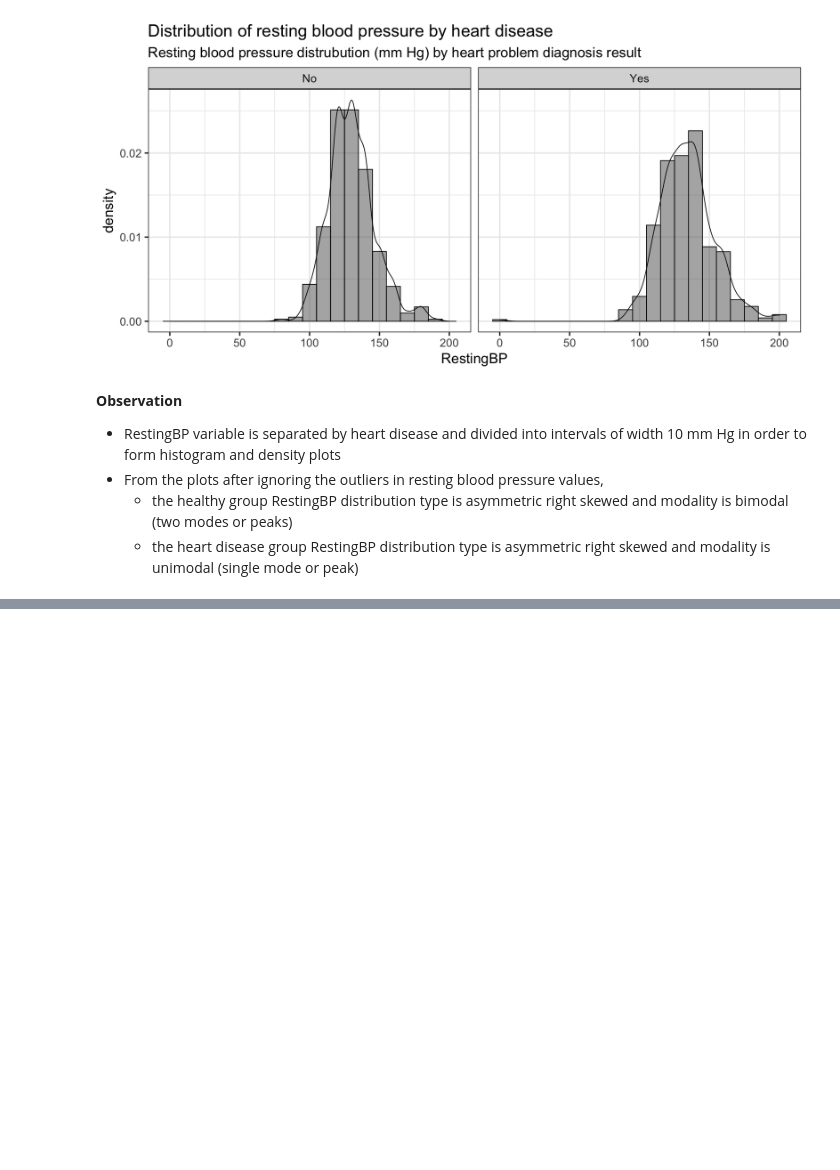
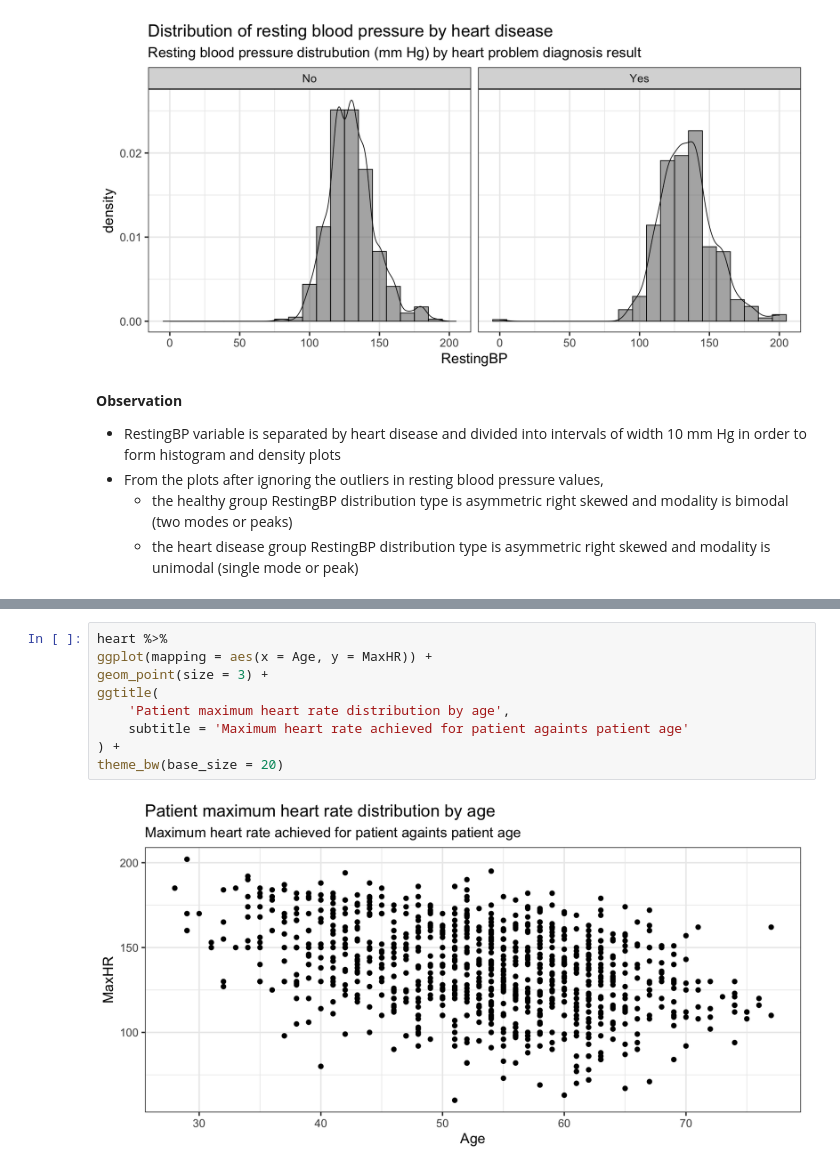
Before and after one commit to ppkgtmm/data-models, a Jupyter notebook: L4-5/Exercise.ipynb, the cells around one changed output, grey strips where cells are left out. Cells and saved outputs as stored; diff of their text form; blank space fills up the shorter version.

```diff
--- a/L4-5/Exercise.ipynb
+++ b/L4-5/Exercise.ipynb
@@ -267,0 +225,11 @@ theme_bw(base_size = 20)
+# %%
+heart %>%
+ggplot(mapping = aes(x = Age, y = MaxHR)) +
+geom_point(size = 3) +
+ggtitle(
+    'Patient maximum heart rate distribution by age',
+    subtitle = 'Maximum heart rate achieved for patient againts patient age'
+) +
+theme_bw(base_size = 20)
+# %% [output]
+[figure, added]
```
Also changed, not shown: parts of 15 cells of this notebook.
